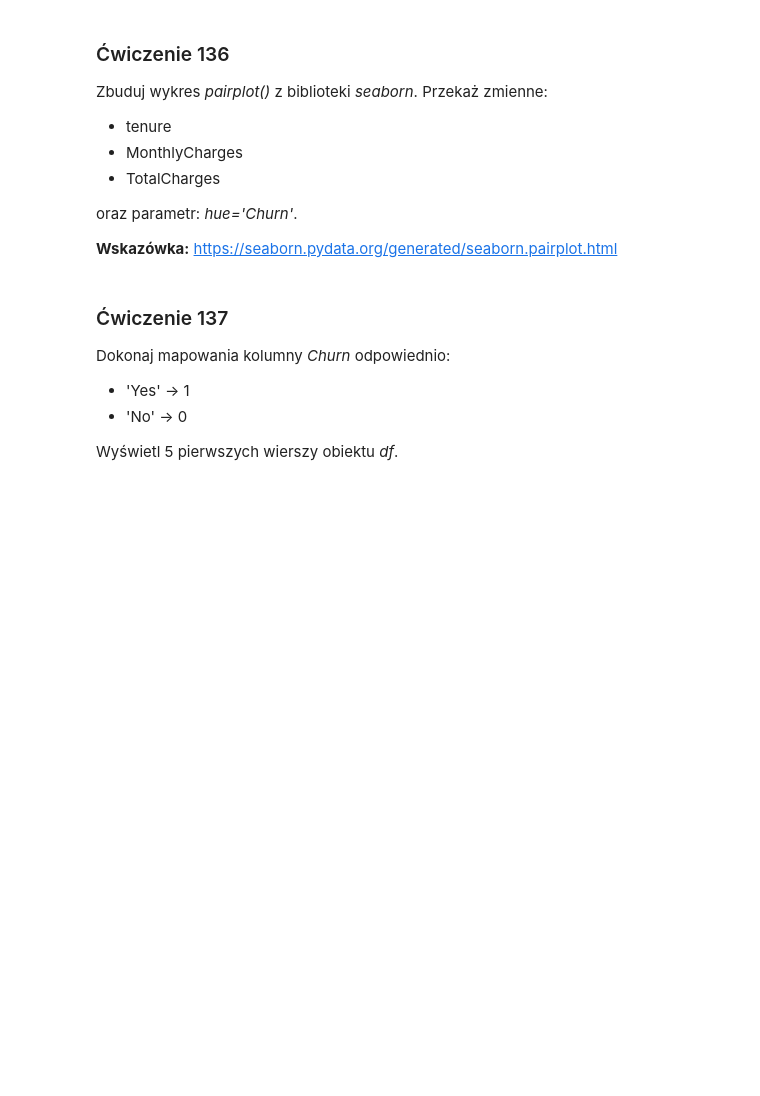
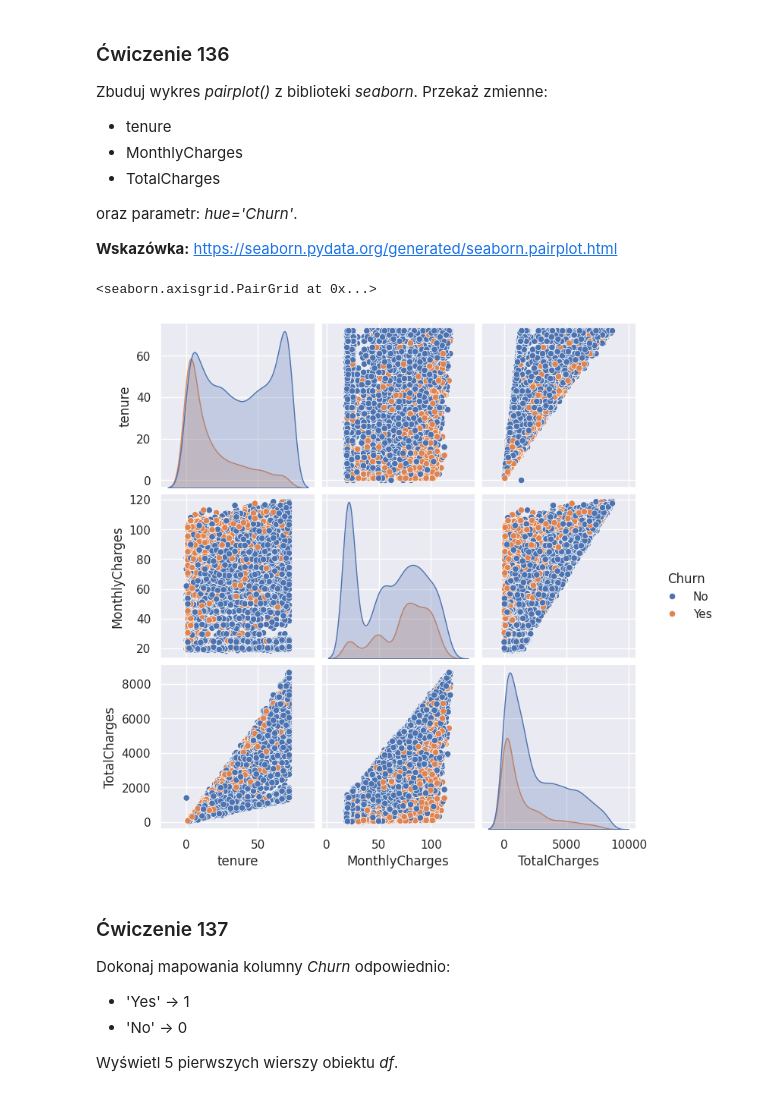
Before and after one commit to Krzesimir13/Data-Science, a Jupyter notebook: 131_140_exercises.ipynb, the cells around one changed output. Saved outputs shown, nothing was run; the diff lists cells and outputs as text; code cells hidden in the pictures; blank space fills up the shorter version.

```diff
--- a/131_140_exercises.ipynb
+++ b/131_140_exercises.ipynb
@@ -126,3 +228,11 @@ https://seaborn.pydata.org/generated/seaborn.pairplot.html
+# %%
+import seaborn as sns
+
+
+sns.pairplot(df, hue='Churn')
+# %% [output]
+<seaborn.axisgrid.PairGrid at 0x...>
+[figure, added]
 # %% [markdown]
 ### <a name='7'></a> Ćwiczenie 137
 Dokonaj mapowania kolumny _Churn_ odpowiednio:
```
Also changed, not shown: parts of 39 cells of this notebook.
